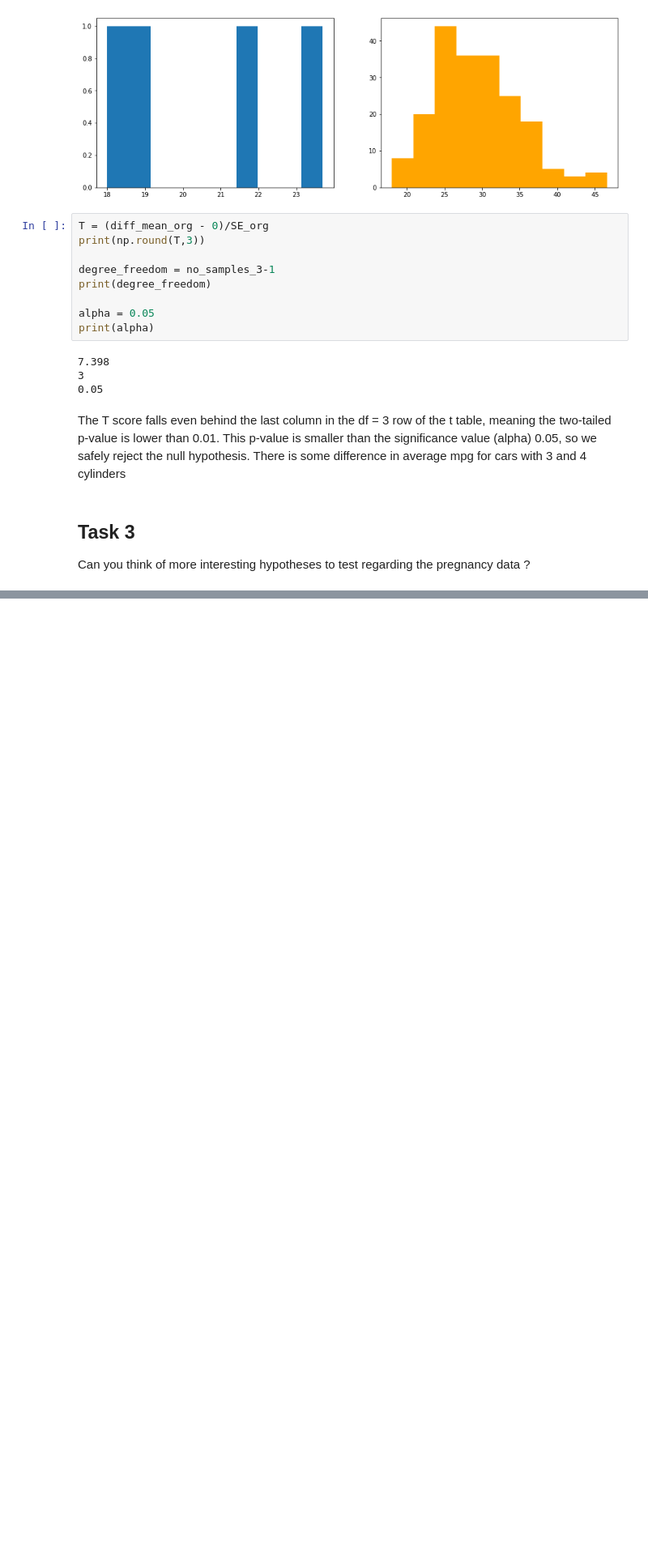
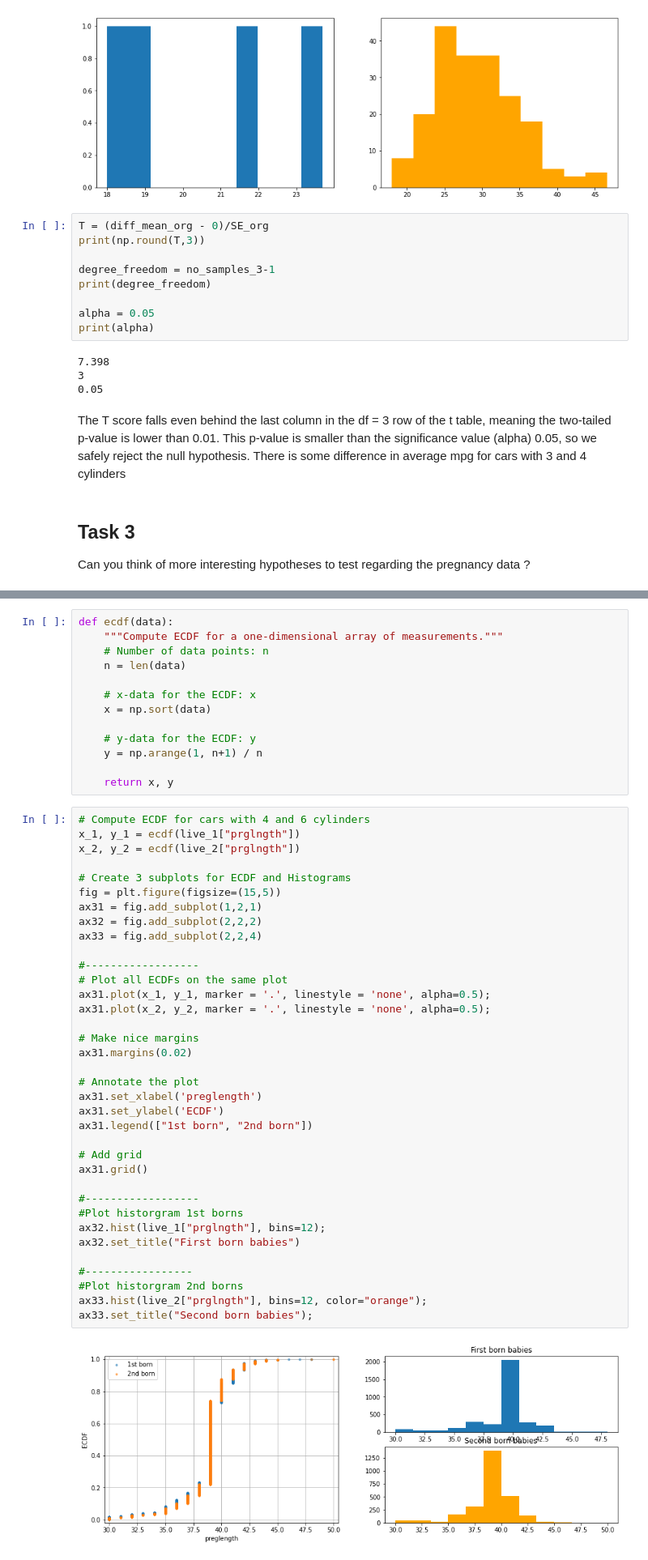
Before and after one commit to Heity94/01_DataScience_2021, a Jupyter notebook: Week_03/Homework3.ipynb, the cells around one changed output, grey strips where cells are left out. Shown at 81% size. Saved outputs shown, nothing was run; the diff lists cells and outputs as text; blank space fills up the shorter version.

```diff
--- a/Week_03/Homework3.ipynb
+++ b/Week_03/Homework3.ipynb
@@ -309,0 +365,51 @@ live.head()
+# %%
+def ecdf(data):
+    """Compute ECDF for a one-dimensional array of measurements."""
+    # Number of data points: n
+    n = len(data)
+
+    # x-data for the ECDF: x
+    x = np.sort(data)
+
+    # y-data for the ECDF: y
+    y = np.arange(1, n+1) / n
+
+    return x, y
+# %%
+# Compute ECDF for cars with 4 and 6 cylinders
+x_1, y_1 = ecdf(live_1["prglngth"])
+x_2, y_2 = ecdf(live_2["prglngth"])
+
+# Create 3 subplots for ECDF and Histograms
+fig = plt.figure(figsize=(15,5))
+ax31 = fig.add_subplot(1,2,1)
+ax32 = fig.add_subplot(2,2,2)
+ax33 = fig.add_subplot(2,2,4)
+
+#------------------
+# Plot all ECDFs on the same plot
+ax31.plot(x_1, y_1, marker = '.', linestyle = 'none', alpha=0.5);
+ax31.plot(x_2, y_2, marker = '.', linestyle = 'none', alpha=0.5);
+
+# Make nice margins
+ax31.margins(0.02)
+
+# Annotate the plot
+ax31.set_xlabel('preglength')
+ax31.set_ylabel('ECDF')
+ax31.legend(["1st born", "2nd born"])
+
+# Add grid
+ax31.grid()
+
+#------------------
+#Plot historgram 1st borns
+ax32.hist(live_1["prglngth"], bins=12);
+ax32.set_title("First born babies")
+
+#-----------------
+#Plot historgram 2nd borns
+ax33.hist(live_2["prglngth"], bins=12, color="orange");
+ax33.set_title("Second born babies");
+# %% [output]
+[figure, added]
```
Also changed, not shown: parts of 20 cells of this notebook.
